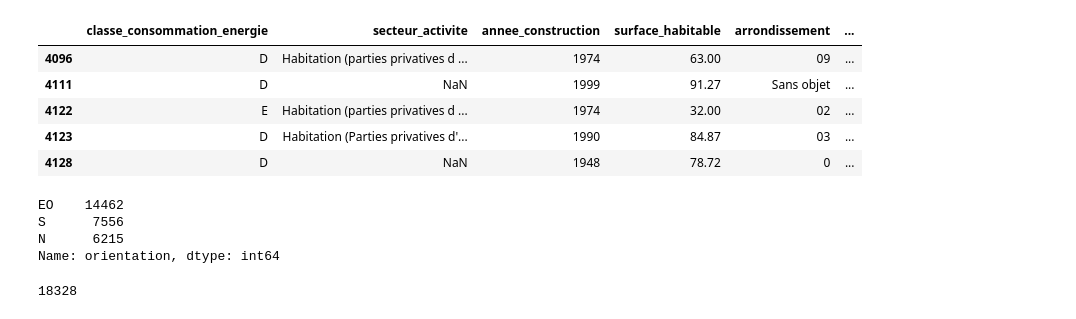
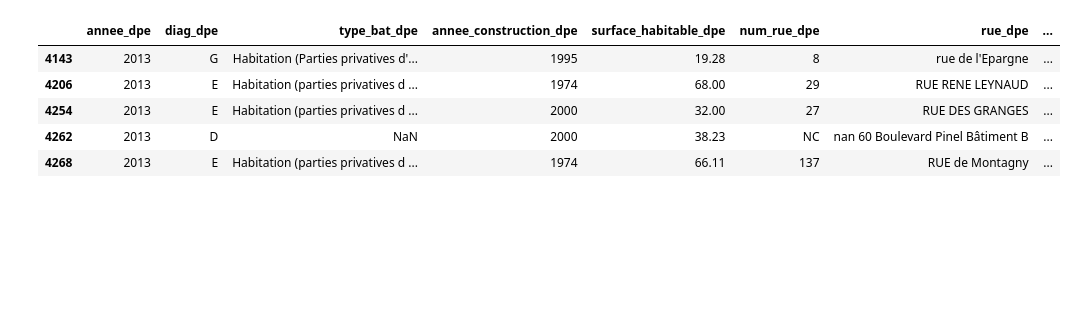
Before and after one commit to Immo-Lyon-Project/Immo-Lyon-Repo, a Jupyter notebook: code-dpe.ipynb, the cells around one changed output. Drawn from its saved outputs; the diff is of its cells as text; code cells hidden in the pictures; blank space fills up the shorter version.

```diff
--- a/code-dpe.ipynb
+++ b/code-dpe.ipynb
@@ -155,0 +223,2 @@ df['orientation'] = list(map(orientation, df['surface_baies_orientees_nord'], df
+# %%
+dfi1['etage'] = list(map(etage1, dfi1['Etage_num'], dfi1['RDC']))
@@ -156,20 +256,16 @@ df['orientation'] = list(map(orientation, df['surface_baies_orientees_nord'], df
+# %%
+list_to_keep = ['annee', 'classe_consommation_energie','secteur_activite', 'annee_construction', 'surface_habitable', 'numero_rue', 'rue', 'code_postal', 'etage', 'nombre_niveaux', 'orientation']
+dfi1 = dfi1[list_to_keep]
+# %%
+list_columns_dpe = ['annee_dpe', 'diag_dpe','type_bat_dpe', 'annee_construction_dpe', 'surface_habitable_dpe', 'num_rue_dpe', 'rue_dpe', 'code_postal_dpe', 'etage_dpe', 'nbe_niveaux_dpe', 'orientation_dpe']
+# %%
+dfi1.columns = list_columns_dpe
 # %%
-df.head()
+dfi1.head()
 # %% [output]
-|  | classe_consommation_energie | secteur_activite | annee_construction | surface_habitable | arrondissement | ... |
-| 4096 | D | Habitation (parties privatives d ... | 1974 | 63.00 | 09 | ... |
-| 4111 | D | NaN | 1999 | 91.27 | Sans objet | ... |
-| 4122 | E | Habitation (parties privatives d ... | 1974 | 32.00 | 02 | ... |
-| 4123 | D | Habitation (Parties privatives d'... | 1990 | 84.87 | 03 | ... |
-| 4128 | D | NaN | 1948 | 78.72 | 0 | ... |
+|  | annee_dpe | diag_dpe | type_bat_dpe | annee_construction_dpe | surface_habitable_dpe | num_rue_dpe | rue_dpe | ... |
+| 4143 | 2013 | G | Habitation (Parties privatives d'... | 1995 | 19.28 | 8 | rue de l'Epargne | ... |
+| 4206 | 2013 | E | Habitation (parties privatives d ... | 1974 | 68.00 | 29 | RUE RENE LEYNAUD | ... |
+| 4254 | 2013 | E | Habitation (parties privatives d ... | 2000 | 32.00 | 27 | RUE DES GRANGES | ... |
+| 4262 | 2013 | D | NaN | 2000 | 38.23 | NC | nan 60 Boulevard Pinel Bâtiment B | ... |
+| 4268 | 2013 | E | Habitation (parties privatives d ... | 1974 | 66.11 | 137 | RUE de Montagny | ... |
-# %%
-df['orientation'].value_counts()
-# %% [output]
-EO    14462
-S      7556
-N      6215
-Name: orientation, dtype: int64
-# %%
-df['orientation'].isna().sum()
-# %% [output]
-18328
```
Also changed, not shown: parts of 54 cells of this notebook.
